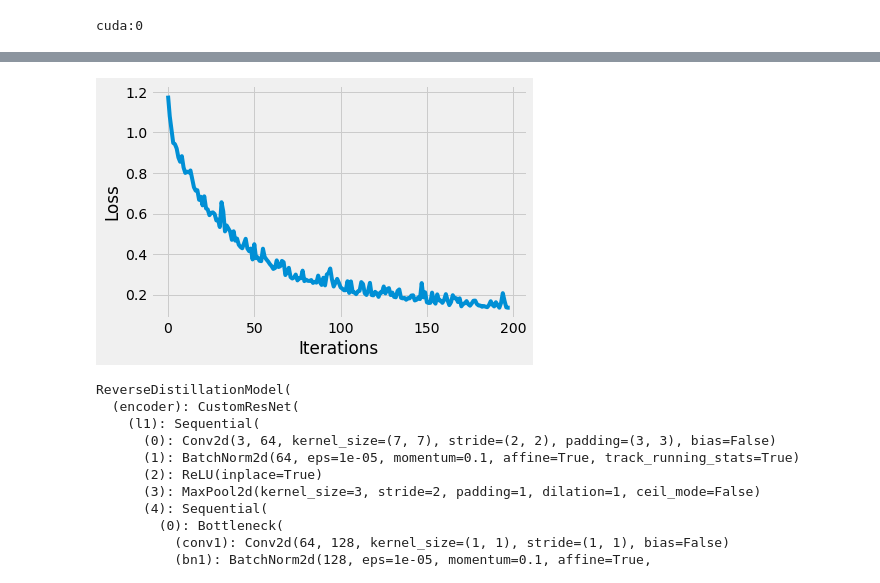
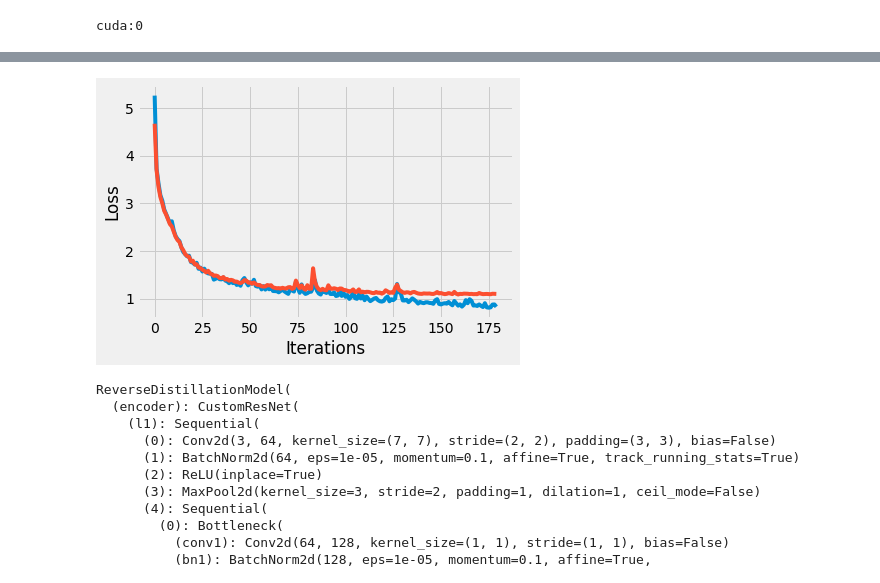
Before and after one commit to FraqMasq/RKD_AD, a Jupyter notebook: RKD_AD_Head.ipynb, the cells around one changed output, grey strips where cells are left out. Cells and saved outputs as stored; diff of their text form; code cells hidden in the pictures.

```diff
--- a/RKD_AD_Head.ipynb
+++ b/RKD_AD_Head.ipynb
@@ -61,7 +61,7 @@ class MyDataset(Dataset):
 # %%
 dataset = MyDataset(os.listdir(path), path, preprocess)
 batch_size = 16
-validation_split = .25
+validation_split = 10/len(dataset)
 shuffle_dataset = True
 random_seed= 42
 
@@ -80,7 +80,7 @@ valid_sampler = SubsetRandomSampler(val_indices)
 
 train_loader = torch.utils.data.DataLoader(dataset, batch_size=batch_size,
                                            sampler=train_sampler)
-validation_loader = torch.utils.data.DataLoader(dataset, batch_size=1,
+validation_loader = torch.utils.data.DataLoader(dataset, batch_size=batch_size,
                                                 sampler=valid_sampler)
 # %%
 print(len(dataset))
@@ -764,11 +222,16 @@ optimizer = torch.optim.Adam(filter(lambda p: p.requires_grad, model.parameters(
                              lr = 0.005,
                              betas=(0.5, 0.999))
 
+save_path =  os.path.join(cwd, "SavedModels")
+save_path =  os.path.join(save_path, "Checkpoints")
+
 
 epochs = 200
 outputs = []
 losses = []
-
+val_losses = []
+count = 0
+best_loss = np.inf
 t = trange(range(epochs)[-1], desc="Epoch num %i")
 
 #for epoch in range(epochs):
@@ -784,7 +247,7 @@ for epoch in t:
         #Output of Student
         reconstructed = model.decoder(model.oceb(encoded))
         # Calculating the loss function
-        loss = kd_loss(encoded, reconstructed)
+        loss = kd_loss(encoded, reconstructed, only_cos_distance= False)
 
         # The gradients are set to zero,
         # the the gradient is computed and stored.
@@ -793,26 +256,53 @@ for epoch in t:
         loss.backward()
         optimizer.step()
         #outputs.append((epochs, image, reconstructed))
-        torch.cuda.empty_cache()
+    torch.cuda.empty_cache()
     # Storing the losses in a list for plotting
     losses.append(loss)
+    comp_losses = []
+    with torch.no_grad():
+        for (image, _) in validation_loader:
+            image =  image.to(device)
+            # Output of Teacher
+            encoded = model.encoder(image)
+            #Output of Student
+            reconstructed = model.decoder(model.oceb(encoded))
+            # Calculating the loss function
+            loss = kd_loss(encoded, reconstructed, only_cos_distance= False)
+            comp_losses.append(loss)
+        torch.cuda.empty_cache()
+        val_losses.append(sum(comp_losses)/len(comp_losses))
+        if val_losses[-1] >= best_loss:
+            count +=1
+        else:
+            best_loss = val_losses[-1]
+            count = 0
+            ckpt_path =  os.path.join(save_path, '{1}_SavedModel_ckpt_{0}.pt'.format(epoch, item))
+            torch.save(model.state_dict(),ckpt_path)
+        if count >= 20:
+            break
 # %%
 import datetime
 time = datetime.datetime.now().strftime("%Y_%m_%d_%H_%M_%S")
 # %%
 import matplotlib.pyplot as plt
 cpu_losses = []
+cpu_val_losses = []
 for loss in losses:
     cpu_losses.append(loss.to('cpu').detach().numpy())
+for loss in val_losses:
+    cpu_val_losses.append(loss.to('cpu').detach().numpy())
 # Defining the Plot Style
 plt.style.use('fivethirtyeight')
 plt.xlabel('Iterations')
 plt.ylabel('Loss')
 # Plotting the last 100 values
 plt.plot(cpu_losses)
+plt.plot(cpu_val_losses)
+
 plt.savefig('{1}_Training_{0}.png'.format(time, item))
 # %% [output]
-[figure, old version]
+[figure, new version]
 # %%
 save_path =  os.path.join(cwd, "SavedModels")
 save_path =  os.path.join(save_path, '{1}_SavedModel{0}.pt'.format(time, item))
```
Also changed, not shown: parts of 20 cells of this notebook, 10 other files.
